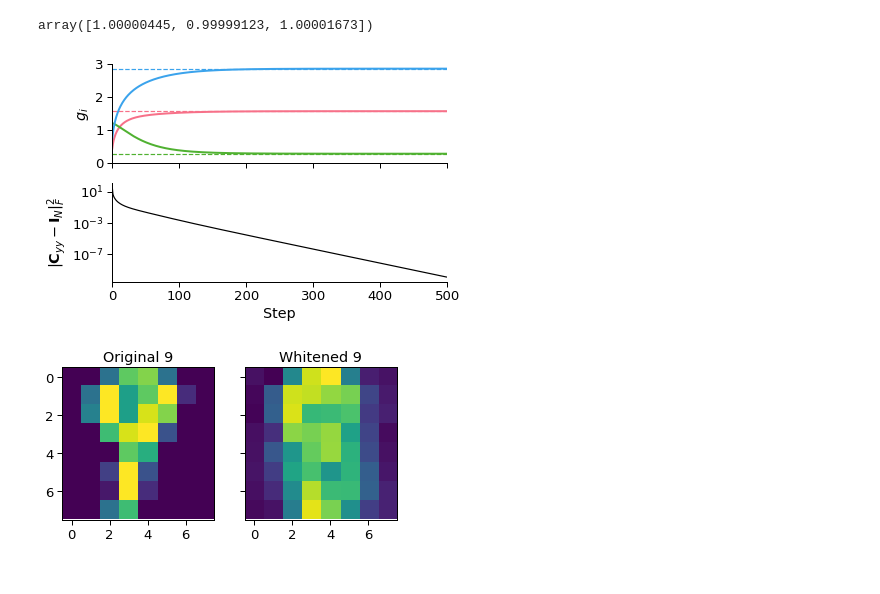
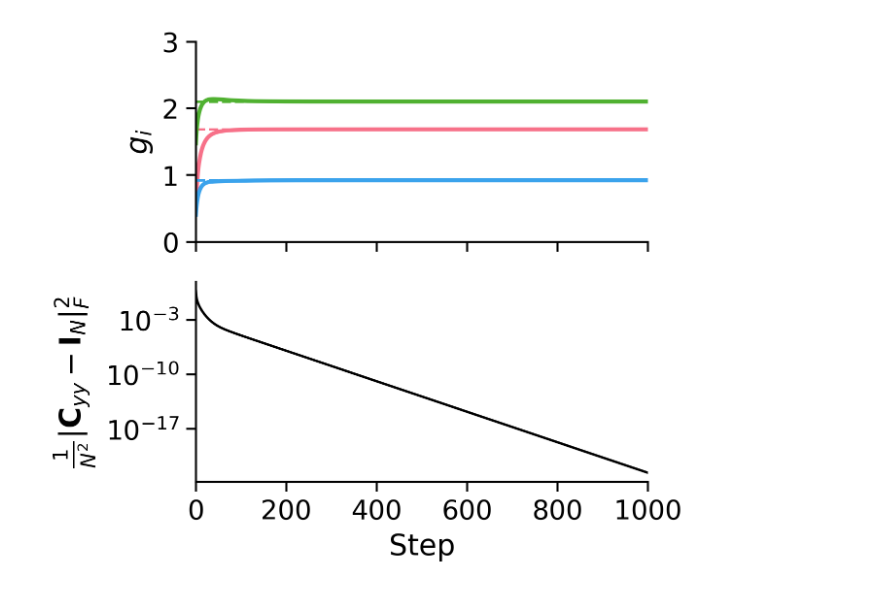
Before and after one commit to lyndond/frame_whitening, a Jupyter notebook: figures_new/loss_go_down.ipynb, the cells around one changed output. Cells and saved outputs as stored; diff of their text form; code cells hidden in the pictures.

Commit message:
nonneg and other plots

```diff
--- a/figures_new/loss_go_down.ipynb
+++ b/figures_new/loss_go_down.ipynb
@@ -15,75 +15,32 @@ seed = 42069
 np.random.seed(seed)
 n, k = 2, 3
 batch_size = 32
-n_batch = 500
-lr_g = 5E-2
+n_batch = 1000
+lr_g = 1E-1
 
 V, _ = np.linalg.qr(np.random.randn(n, n))
-theta = np.deg2rad(45)
+theta = np.deg2rad(55)
 V = np.array([[np.cos(theta), -np.sin(theta)], [np.sin(theta), np.cos(theta)]])
 Cxx0 = V @ np.diag([4, 1]) @ V.T * 0.1
 Cxx0 *= 50
 cholesky_list = [np.linalg.cholesky(C) for C in [Cxx0]]
 W = fw.get_mercedes_frame()
+W = np.array([[0, 1, 1], [1, 1, 0]])
+W = fw.normalize_frame(W)
 
 g0 = np.array([0.01, 1.2, 0.25])
 g, g_all, errors, variances = sim.simulate(cholesky_list, W, batch_size, n_batch, lr_g, g0=g0, online=False, seed=seed)
-# %%
-variances
-# %% [output]
-array([1.00000445, 0.99999123, 1.00001673])
 # %%
 with sns.plotting_context("paper", font_scale=1.5):
-    fig, ax = plt.subplots(2, 1, figsize=(6, 4), sharex="all")
-    g_opt = get_g_opt(W, Cxx0)
+    fig, ax = plt.subplots(2, 1, figsize=(4, 4), sharex="all", dpi=300)
+    g_opt = sim.get_g_opt(W, Cxx0)
     cols = sns.color_palette("husl", 3)
     for i in range(k):
         ax[0].plot(g_all[:,i], color=cols[i], label=f"g{i}", linewidth=2)
         ax[0].axhline(g_opt[i], color=cols[i], linestyle='--')
     ax[0].set(ylabel=r"$g_i$", xlim=(0, n_batch), ylim=(0, 3))
     ax[1].plot(errors, "k")
-    ax[1].set(ylabel=r"$\|{\bf C}_{yy} - {\bf I}_N\|_{F}^2$", xlabel="Step", yscale="log")
+    ax[1].set(ylabel=r"$\frac{1}{N^2}\|{\bf C}_{yy} - {\bf I}_N\|_{F}^2$", xlabel="Step", yscale="log")
     sns.despine()
 # %% [output]
-[figure, old version]
+[figure, new version]
-# %%
-import sklearn.datasets
-
-data = sklearn.datasets.load_digits()
-
-idx = 99
-# plt.imshow(data.data[idx].reshape(8, 8))
-
-mu = data.data.mean(0, keepdims=True)
-X0 = data.data - mu
-
-I = np.eye(X0.shape[1])
-alpha = 0.0001
-
-# whiten X0
-Cxx = np.cov(X0.T)
-L, V = np.linalg.eigh(Cxx)
-L = np.clip(L, 0, np.inf) + alpha
-
-L_inv_sqrt = np.diag(np.sqrt(1 / L))
-Mw = V @ L_inv_sqrt @ V.T
-
-X = X0 @ Mw
-Cww = np.cov(X.T)
-
-with sns.plotting_context("paper", font_scale=1.5):
-    fig, ax = plt.subplots(1, 2, figsize=(6, 3), sharex="all", sharey="all")
-    idx = 69
-    ax[0].imshow(X0[idx].reshape(8, 8) + mu.reshape(8, 8))
-    ax[1].imshow(X[idx].reshape(8, 8) + mu.reshape(8, 8))
-
-    ax[0].set(title=f"Original {data.target[idx]}")
-    ax[1].set(title=f"Whitened {data.target[idx]}")
-
-# generate grassmannian 64 x 64*(64+1)//2 frame, then run algorithm
-
-W64 = fw.normalize_frame(np.random.randn(64, 64*(64+1)//2))
-Lxx = np.linalg.cholesky(alpha * I + Cxx)
-g, g_all, errors, variances = simulate([Lxx], W64, batch_size, 5000, .01, g0=None, online=False, seed=seed)
-# %% [output]
-[figure, removed]
```
Also changed, not shown: parts of 2 cells of this notebook, 5 other files.
